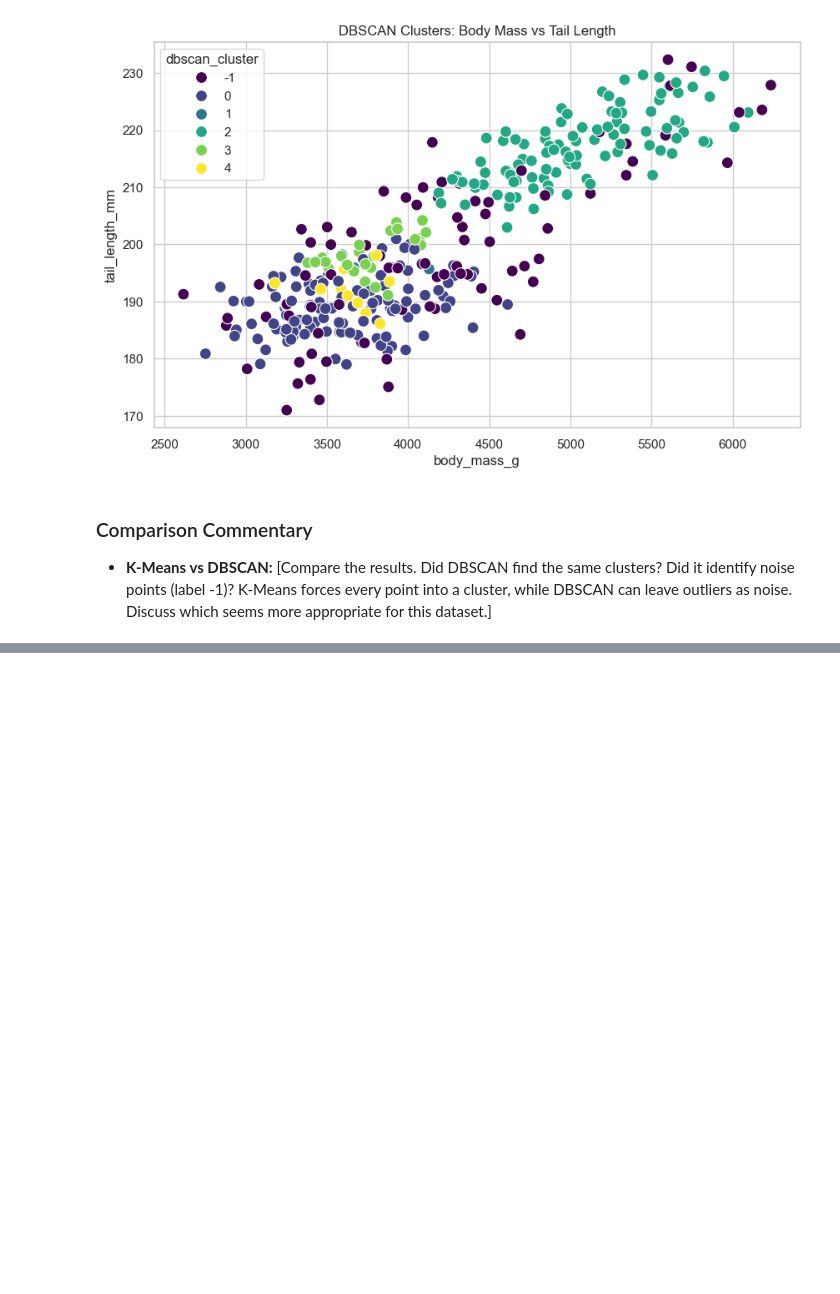
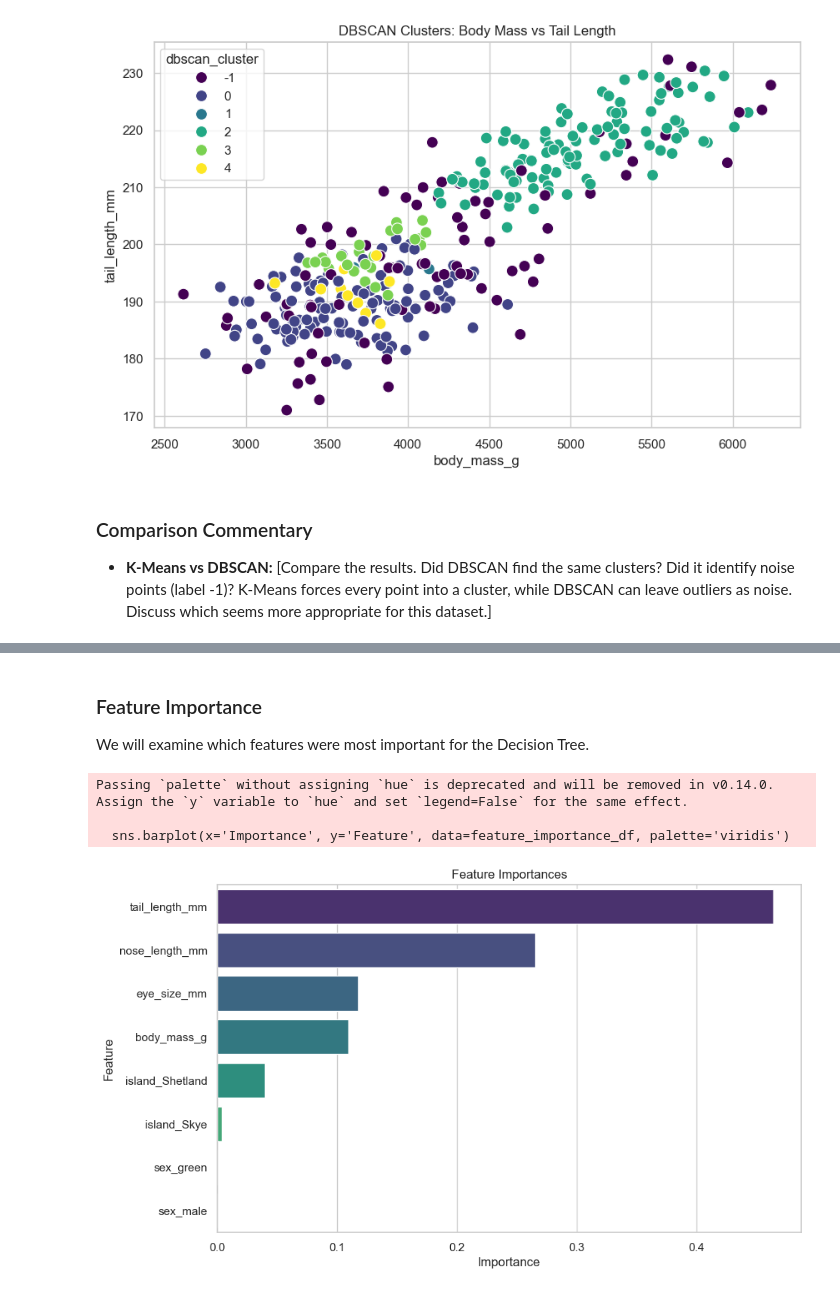
Before and after one commit to AhmedIkram05/Scottish-Haggis-Data-Mining, a Jupyter notebook: haggis_analysis.ipynb, the cells around one changed output, grey strips where cells are left out. Cells and saved outputs as stored; diff of their text form; code cells hidden in the pictures; blank space fills up the shorter version.

```diff
--- a/haggis_analysis.ipynb
+++ b/haggis_analysis.ipynb
@@ -302,0 +395,19 @@ Name: count, dtype: int64
+# %% [markdown]
+### Feature Importance
+We will examine which features were most important for the Decision Tree.
+# %%
+# Feature Importances
+importances = dt_classifier.feature_importances_
+feature_names = X.columns
+feature_importance_df = pd.DataFrame({'Feature': feature_names, 'Importance': importances})
+feature_importance_df = feature_importance_df.sort_values(by='Importance', ascending=False)
+
+plt.figure(figsize=(10, 6))
+sns.barplot(x='Importance', y='Feature', data=feature_importance_df, palette='viridis')
+plt.title('Feature Importances')
+plt.show()
+# %% [output]
+Passing `palette` without assigning `hue` is deprecated and will be removed in v0.14.0. Assign the `y` variable to `hue` and set `legend=False` for the same effect.
+
+  sns.barplot(x='Importance', y='Feature', data=feature_importance_df, palette='viridis')
+[figure, added]
```
Also changed, not shown: parts of 13 cells of this notebook.
